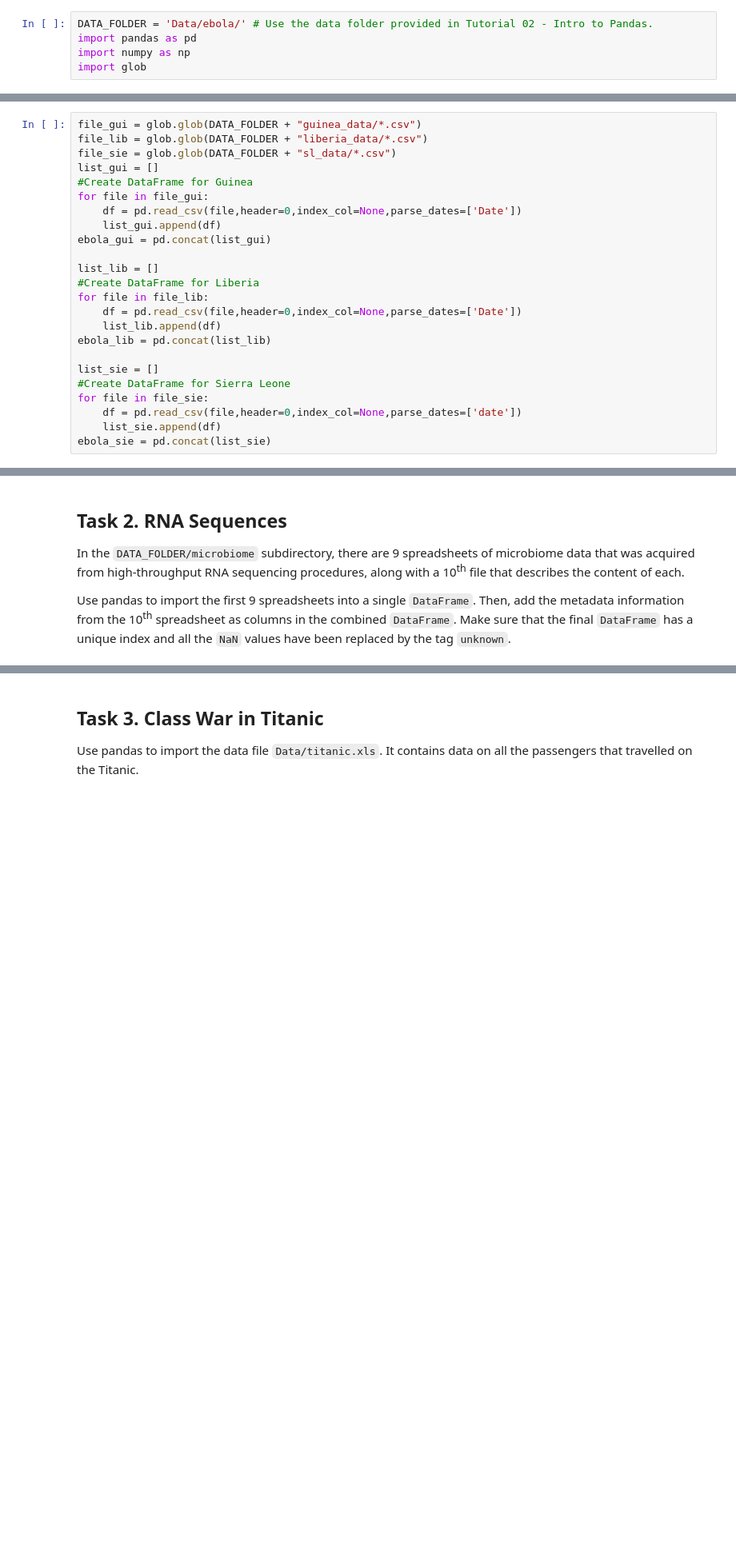
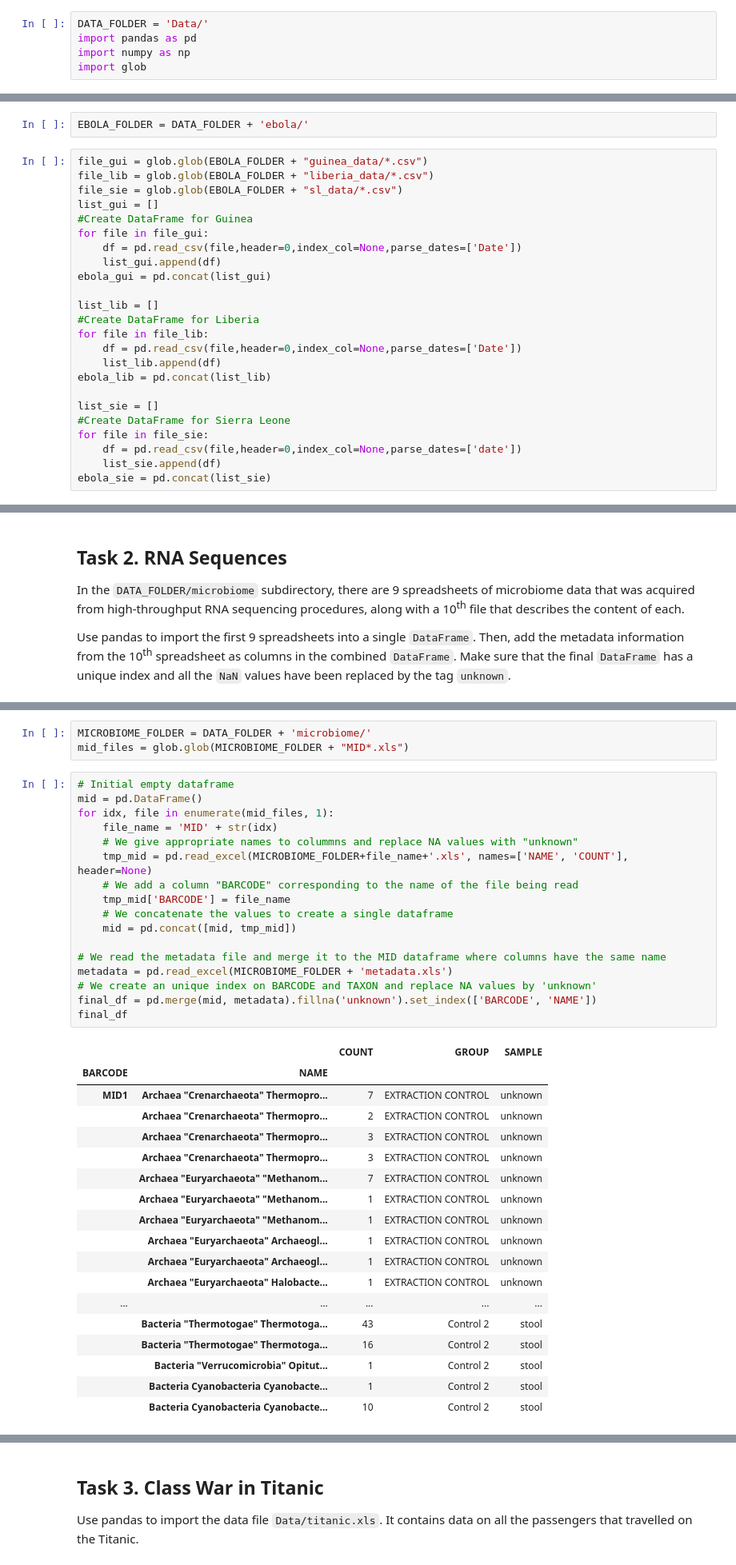
Before and after one commit to darioAnongba/EPFL-ADA, a Jupyter notebook: Labs/01 - Pandas and Data Wrangling/Homework 1.ipynb, the cells around one changed output, grey strips where cells are left out. Shown at 80% size. Drawn from its saved outputs; the diff is of its cells as text; blank space fills up the shorter version.

```diff
--- a/Labs/01 - Pandas and Data Wrangling/Homework 1.ipynb
+++ b/Labs/01 - Pandas and Data Wrangling/Homework 1.ipynb
@@ -4,7 +4,7 @@
  <div class="lev1"><a href="#Task-2.-RNA-Sequences"><span class="toc-item-num">Task 2.&nbsp;&nbsp;</span>RNA Sequences</a></div>
  <div class="lev1"><a href="#Task-3.-Class-War-in-Titanic"><span class="toc-item-num">Task 3.&nbsp;&nbsp;</span>Class War in Titanic</a></div></p>
 # %%
-DATA_FOLDER = 'Data/ebola/' # Use the data folder provided in Tutorial 02 - Intro to Pandas.
+DATA_FOLDER = 'Data/'
 import pandas as pd
 import numpy as np
 import glob
@@ -16,10 +16,12 @@ The `DATA_FOLDER/ebola` folder contains summarized reports of Ebola cases from t
 Use pandas to import these data files into a single `Dataframe`.
 Using this `DataFrame`, calculate for *each country*, the *daily average per month* of *new cases* and *deaths*.
 Make sure you handle all the different expressions for *new cases* and *deaths* that are used in the reports.
+# %%
+EBOLA_FOLDER = DATA_FOLDER + 'ebola/'
 # %%
-file_gui = glob.glob(DATA_FOLDER + "guinea_data/*.csv")
-file_lib = glob.glob(DATA_FOLDER + "liberia_data/*.csv")
-file_sie = glob.glob(DATA_FOLDER + "sl_data/*.csv")
+file_gui = glob.glob(EBOLA_FOLDER + "guinea_data/*.csv")
+file_lib = glob.glob(EBOLA_FOLDER + "liberia_data/*.csv")
+file_sie = glob.glob(EBOLA_FOLDER + "sl_data/*.csv")
 list_gui = []
 #Create DataFrame for Guinea
 for file in file_gui:
@@ -203,0 +129,39 @@ Make sure that the final `DataFrame` has a unique index and all the `NaN` values
+# %%
+MICROBIOME_FOLDER = DATA_FOLDER + 'microbiome/'
+mid_files = glob.glob(MICROBIOME_FOLDER + "MID*.xls")
+# %%
+# Initial empty dataframe
+mid = pd.DataFrame()
+for idx, file in enumerate(mid_files, 1):
+    file_name = 'MID' + str(idx)
+    # We give appropriate names to colummns and replace NA values with "unknown"
+    tmp_mid = pd.read_excel(MICROBIOME_FOLDER+file_name+'.xls', names=['NAME', 'COUNT'], header=None)
+    # We add a column "BARCODE" corresponding to the name of the file being read
+    tmp_mid['BARCODE'] = file_name
+    # We concatenate the values to create a single dataframe
+    mid = pd.concat([mid, tmp_mid])
+
+# We read the metadata file and merge it to the MID dataframe where columns have the same name
+metadata = pd.read_excel(MICROBIOME_FOLDER + 'metadata.xls')
+# We create an unique index on BARCODE and TAXON and replace NA values by 'unknown'
+final_df = pd.merge(mid, metadata).fillna('unknown').set_index(['BARCODE', 'NAME'])
+final_df
+# %% [output]
+|  |  | COUNT | GROUP | SAMPLE |
+| BARCODE | NAME |  |  |  |
+| MID1 | Archaea "Crenarchaeota" Thermopro... | 7 | EXTRACTION CONTROL | unknown |
+|  | Archaea "Crenarchaeota" Thermopro... | 2 | EXTRACTION CONTROL | unknown |
+|  | Archaea "Crenarchaeota" Thermopro... | 3 | EXTRACTION CONTROL | unknown |
+|  | Archaea "Crenarchaeota" Thermopro... | 3 | EXTRACTION CONTROL | unknown |
+|  | Archaea "Euryarchaeota" "Methanom... | 7 | EXTRACTION CONTROL | unknown |
+|  | Archaea "Euryarchaeota" "Methanom... | 1 | EXTRACTION CONTROL | unknown |
+|  | Archaea "Euryarchaeota" "Methanom... | 1 | EXTRACTION CONTROL | unknown |
+|  | Archaea "Euryarchaeota" Archaeogl... | 1 | EXTRACTION CONTROL | unknown |
+|  | Archaea "Euryarchaeota" Archaeogl... | 1 | EXTRACTION CONTROL | unknown |
+|  | Archaea "Euryarchaeota" Halobacte... | 1 | EXTRACTION CONTROL | unknown |
+| ... | ... | ... | ... | ... |
+|  | Bacteria "Thermotogae" Thermotoga... | 43 | Control 2 | stool |
+|  | Bacteria "Thermotogae" Thermotoga... | 16 | Control 2 | stool |
+|  | Bacteria "Verrucomicrobia" Opitut... | 1 | Control 2 | stool |
+|  | Bacteria Cyanobacteria Cyanobacte... | 1 | Control 2 | stool |
+|  | Bacteria Cyanobacteria Cyanobacte... | 10 | Control 2 | stool |
```
Also changed, not shown: parts of 12 cells of this notebook.
